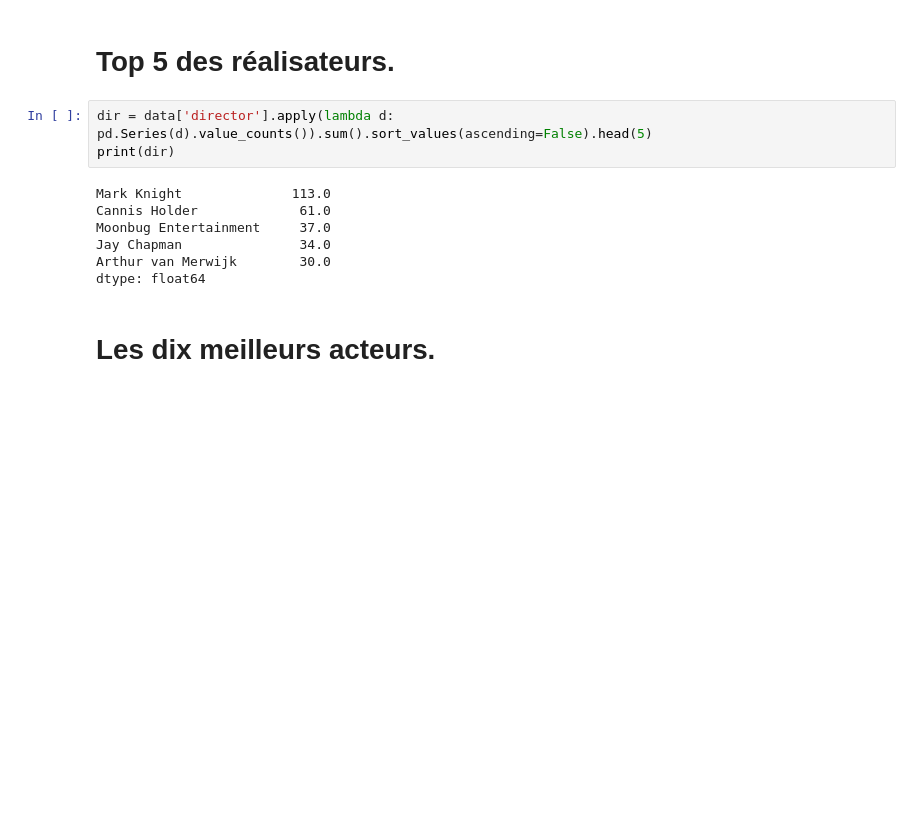
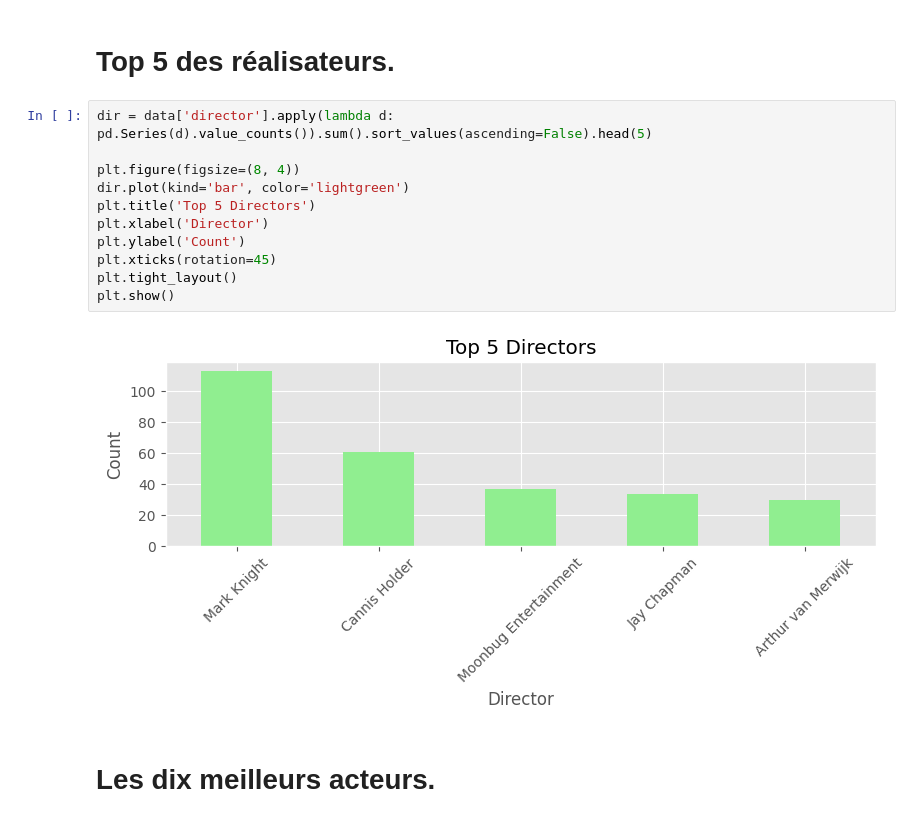
Before and after one commit to Rzn-Mohamed/analyse, a Jupyter notebook: G1.ipynb, the cells around one changed output. Saved outputs shown, nothing was run; the diff lists cells and outputs as text; blank space fills up the shorter version.

```diff
--- a/G1.ipynb
+++ b/G1.ipynb
@@ -61,14 +64,17 @@ Name: count, dtype: int64
  # Top 5 des réalisateurs.
 # %%
 dir = data['director'].apply(lambda d: pd.Series(d).value_counts()).sum().sort_values(ascending=False).head(5)
-print(dir)
+
+plt.figure(figsize=(8, 4))
+dir.plot(kind='bar', color='lightgreen')
+plt.title('Top 5 Directors')
+plt.xlabel('Director')
+plt.ylabel('Count')
+plt.xticks(rotation=45)
+plt.tight_layout()
+plt.show()
 # %% [output]
-Mark Knight              113.0
-Cannis Holder             61.0
-Moonbug Entertainment     37.0
-Jay Chapman               34.0
-Arthur van Merwijk        30.0
-dtype: float64
+[figure, added]
 # %% [markdown]
 # Les dix meilleurs acteurs.
 # %%
```
Also changed, not shown: parts of 9 cells of this notebook.
